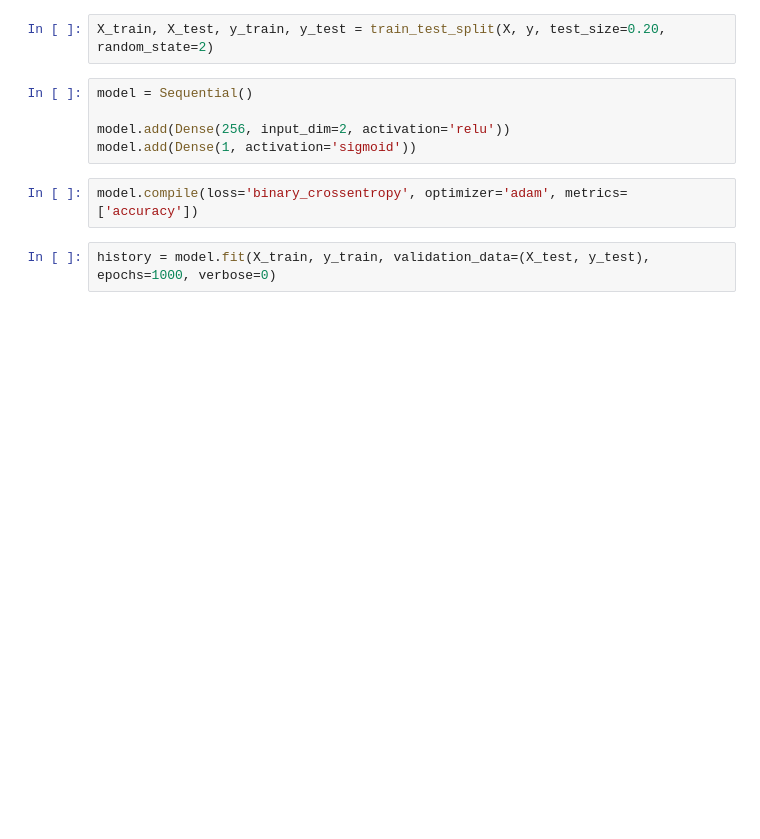
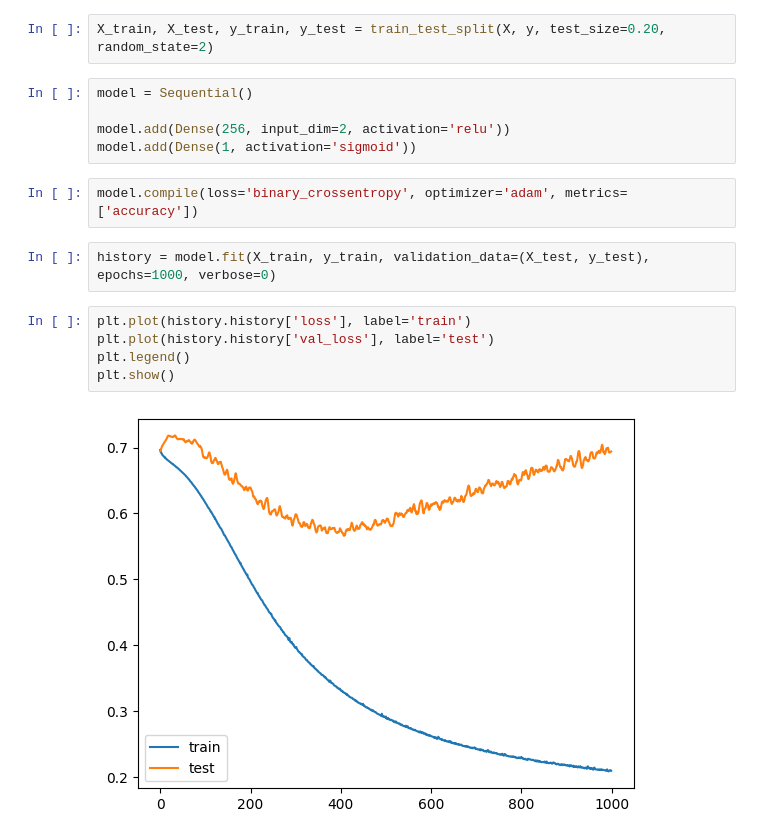
Before and after one commit to SwaroopDangal/DL-learn, a Jupyter notebook: 7.EarlyStopping/early-stopping.ipynb, the cells around one changed output. Cells and saved outputs as stored; diff of their text form; blank space fills up the shorter version.

Commit message:
plotting graphs and decision boundary

```diff
--- a/7.EarlyStopping/early-stopping.ipynb
+++ b/7.EarlyStopping/early-stopping.ipynb
@@ -38,3 +38,10 @@ model.add(Dense(1, activation='sigmoid'))
 model.compile(loss='binary_crossentropy', optimizer='adam', metrics=['accuracy'])
 # %%
 history = model.fit(X_train, y_train, validation_data=(X_test, y_test), epochs=1000, verbose=0)
+# %%
+plt.plot(history.history['loss'], label='train')
+plt.plot(history.history['val_loss'], label='test')
+plt.legend()
+plt.show()
+# %% [output]
+[figure, added]
```
Also changed, not shown: parts of 1 cell of this notebook.
